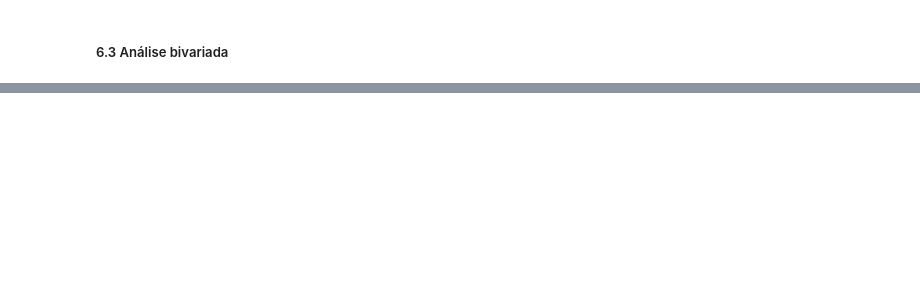
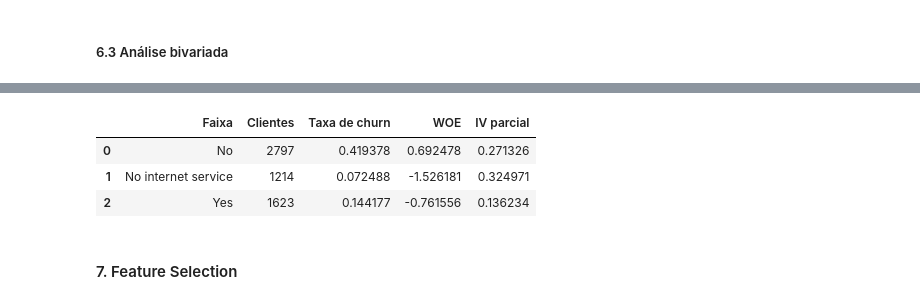
Before and after one commit to karla-gomes/fiap-customer-churn, a Jupyter notebook: notebooks/01_eda_baseline.ipynb, the cells around one changed output, grey strips where cells are left out. Saved outputs shown, nothing was run; the diff lists cells and outputs as text; code cells hidden in the pictures; blank space fills up the shorter version.

```diff
--- a/notebooks/01_eda_baseline.ipynb
+++ b/notebooks/01_eda_baseline.ipynb
@@ -660,0 +677,36 @@ Target: `Churn Value` (1 = cancelou no trimestre, conforme o dicionário de dado
+# %%
+def woe_iv_table(x: pd.Series, y: pd.Series, n_bins: int = 10, eps: float = 0.5) -> pd.DataFrame:
+    """Tabela de WOE/IV de uma variável. WOE = ln(%churn / %não-churn); > 0 indica faixa de maior risco."""
+    # Numéricas com muitos valores: discretiza em quantis (bins duplicados são descartados)
+    if pd.api.types.is_numeric_dtype(x) and x.nunique() > n_bins:
+        x = pd.qcut(x, q=n_bins, duplicates="drop")
+    x = x.astype(str)  # NaN vira categoria própria ("nan")
+
+    tab = pd.crosstab(x, y).reindex(columns=[0, 1], fill_value=0)
+    # eps evita log(0) em faixas sem churn (ou sem não-churn)
+    pct_ev = (tab[1] + eps) / (tab[1].sum() + eps * len(tab))
+    pct_nev = (tab[0] + eps) / (tab[0].sum() + eps * len(tab))
+
+    out = pd.DataFrame({
+        "Faixa": tab.index,
+        "Clientes": tab.sum(axis=1).values,
+        "Taxa de churn": (tab[1] / tab.sum(axis=1)).values,
+        "WOE": np.log(pct_ev / pct_nev).values,
+        "IV parcial": ((pct_ev - pct_nev) * np.log(pct_ev / pct_nev)).values,
+    })
+    return out
+
+
+def iv_summary(X: pd.DataFrame, y: pd.Series, features: list[str], n_bins: int = 10) -> pd.DataFrame:
+    rows = [{"Variável": f, "IV": woe_iv_table(X[f], y, n_bins)["IV parcial"].sum()} for f in features]
+    res = pd.DataFrame(rows).sort_values("IV", ascending=False).reset_index(drop=True)
+    res["Poder preditivo"] = pd.cut(
+        res["IV"],
+        bins=[-np.inf, 0.02, 0.1, 0.3, 0.5, np.inf],
+        labels=["inútil (<0,02)", "fraco", "médio", "forte", "suspeito (>0,5): checar leakage"],
+    )
+    return res
+
+
+iv_table = iv_summary(X_train, y_train, num_features + cat_features)
+iv_table
@@ -660,0 +731,9 @@ Target: `Churn Value` (1 = cancelou no trimestre, conforme o dicionário de dado
+# %%
+woe_iv_table(X_train["Online Security"], y_train)
+# %% [output]
+|  | Faixa | Clientes | Taxa de churn | WOE | IV parcial |
+| 0 | No | 2797 | 0.419378 | 0.692478 | 0.271326 |
+| 1 | No internet service | 1214 | 0.072488 | -1.526181 | 0.324971 |
+| 2 | Yes | 1623 | 0.144177 | -0.761556 | 0.136234 |
+# %% [markdown]
+#### 7. Feature Selection
```
Also changed, not shown: parts of 35 cells of this notebook.
